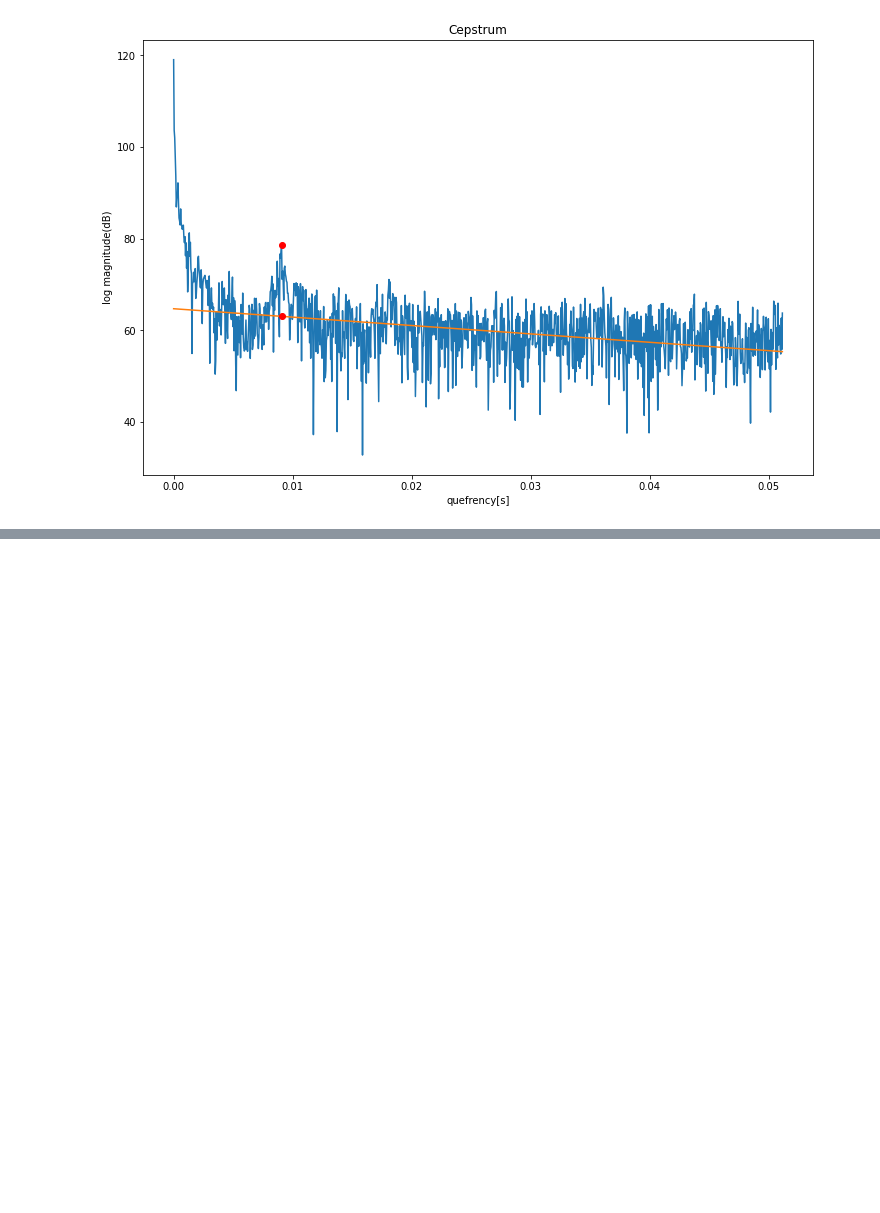
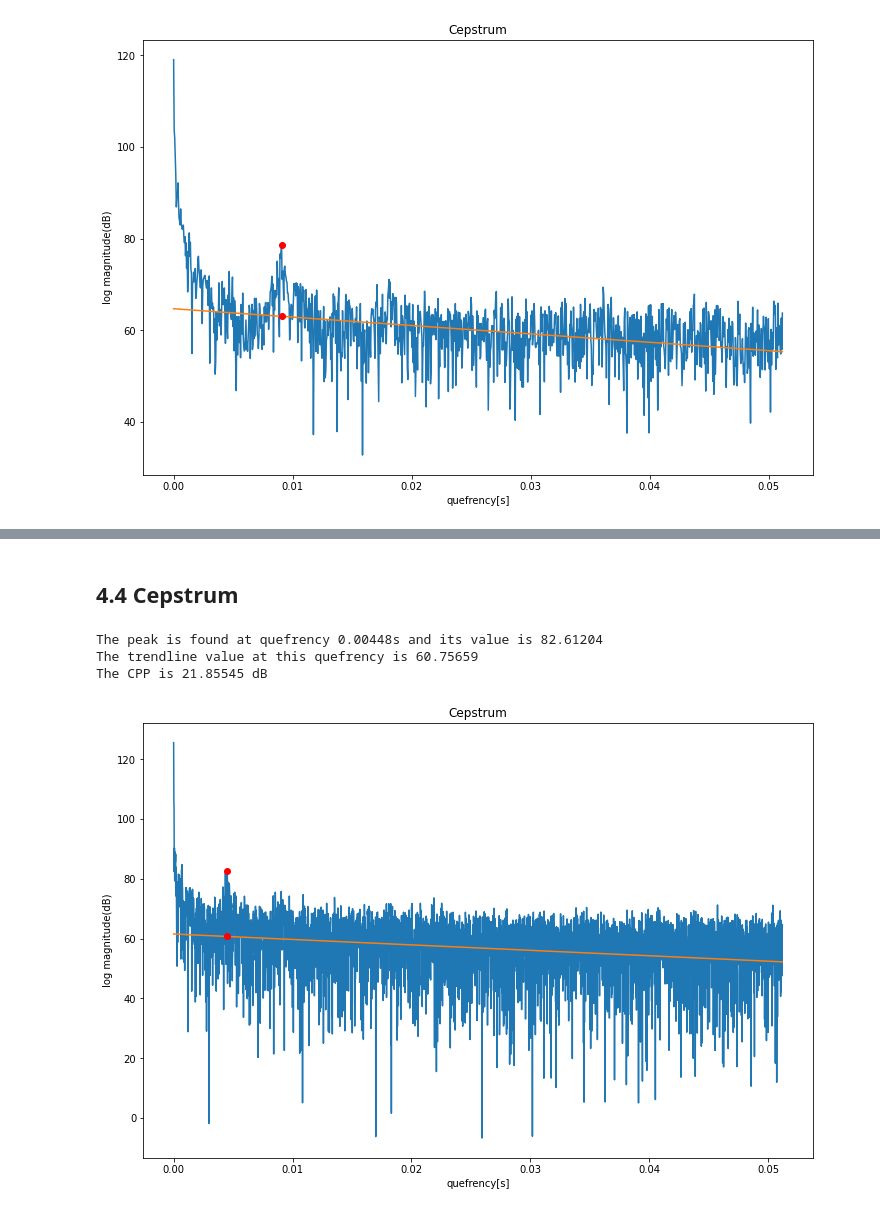
Before and after one commit to satvik-dixit/CPP, a Jupyter notebook: cepstrum_methods_demo.ipynb, the cells around one changed output, grey strips where cells are left out. Cells and saved outputs as stored; diff of their text form; code cells hidden in the pictures; blank space fills up the shorter version.

```diff
--- a/Cepstrum_demo.ipynb
+++ b/cepstrum_methods_demo.ipynb
@@ -126,6 +154,10 @@ def cpp_plot(x, fs, pitch_range, trendline_quefrency_range, cepstrum):
         spectrum = np.fft.rfft(x)
         spectrum = 20*np.log10(np.abs(spectrum))
         ceps = np.fft.rfft(spectrum)
+    elif cepstrum == 'cepstrum':
+        spectrum = np.fft.fft(x)
+        spectrum = 20*np.log10(np.abs(spectrum))
+        ceps = np.fft.fft(spectrum)
     ceps = 20*np.log10(np.abs(ceps))
 
     # Quefrency
@@ -198,7 +227,0 @@ The CPP is 15.49553 dB
-# %%
-fs, signal = scipy.io.wavfile.read('audio_files/CantinaBand3.wav')
-cpp_plot(x=signal, fs=fs, pitch_range=[60, 333.3], trendline_quefrency_range=[0.001, 0.05], cepstrum = 'complex_cepstrum')
-print()
-cpp_plot(x=signal, fs=fs, pitch_range=[60, 333.3], trendline_quefrency_range=[0.001, 0.05], cepstrum = 'real_cepstrum')
-print()
-cpp_plot(x=signal, fs=fs, pitch_range=[60, 333.3], trendline_quefrency_range=[0.001, 0.05], cepstrum = 'vfp')
@@ -222,7 +227,0 @@ The CPP is 12.19117 dB
-# %%
-fs, signal = scipy.io.wavfile.read('audio_files/StarWars3.wav')
-cpp_plot(x=signal, fs=fs, pitch_range=[60, 333.3], trendline_quefrency_range=[0.001, 0.05], cepstrum = 'complex_cepstrum')
-print()
-cpp_plot(x=signal, fs=fs, pitch_range=[60, 333.3], trendline_quefrency_range=[0.001, 0.05], cepstrum = 'real_cepstrum')
-print()
-cpp_plot(x=signal, fs=fs, pitch_range=[60, 333.3], trendline_quefrency_range=[0.001, 0.05], cepstrum = 'vfp')
@@ -244 +228,10 @@ The CPP is 17.54291 dB
+# %% [markdown]
+## 4.4 Cepstrum
+# %%
+cpp_plot(x=signal, fs=fs, pitch_range=[60, 333.3], trendline_quefrency_range=[0.001, 0.05], cepstrum = 'cepstrum')
+# %% [output]
+The peak is found at quefrency 0.00448s and its value is 82.61204
+The trendline value at this quefrency is 60.75659
+The CPP is 21.85545 dB
+[figure, added]
 # %% [markdown]
```
Also changed, not shown: parts of 17 cells of this notebook, 45 other files.
